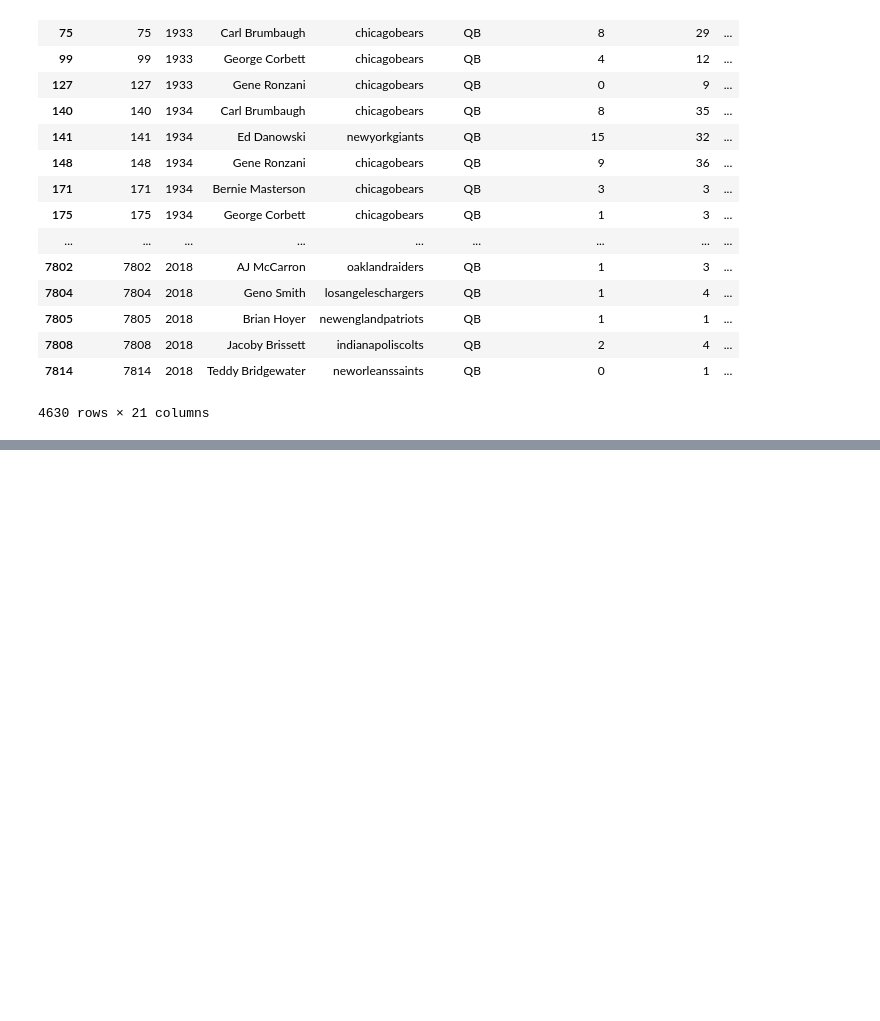
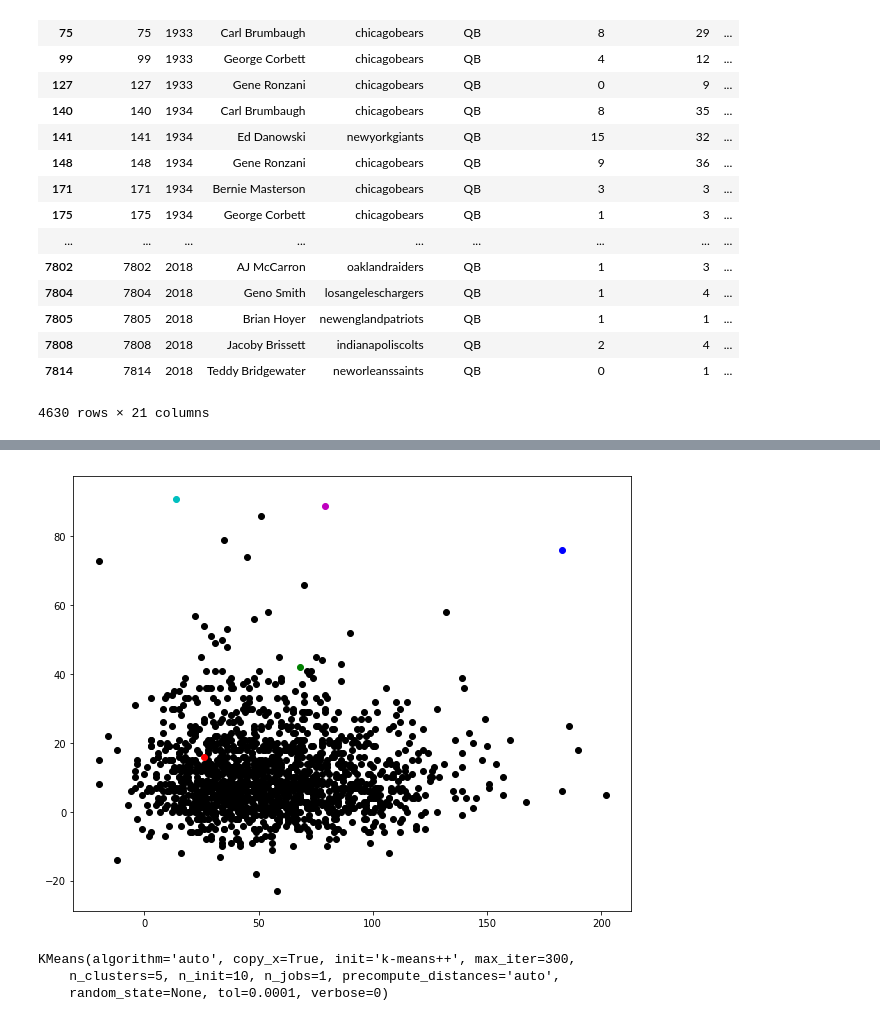
Before and after one commit to pmhoward96/DataAnalyticsProject, a Jupyter notebook: Stats Workbook.ipynb, the cells around one changed output, grey strips where cells are left out. Drawn from its saved outputs; the diff is of its cells as text; code cells hidden in the pictures; blank space fills up the shorter version.

```diff
--- a/Stats Workbook.ipynb
+++ b/Stats Workbook.ipynb
@@ -337,0 +342,19 @@ DataError: No numeric types to aggregate
+# %%
+import numpy as np
+import matplotlib.pyplot as plt
+%matplotlib inline
+
+clusterdf = pd.DataFrame({'x' : df['Passing Fantasy Points'],
+                         'y' : df['Rushing Fantasy Points']})
+np.random.seed(200)
+k = 5
+centroids = { i + 1: [np.random.randint(0, 220), np.random.randint(0,100)]
+            for i in range(k)}
+fig = plt.figure(figsize = (10, 8))
+plt.scatter(clusterdf['x'], clusterdf['y'], color = 'k')
+colmap = {1: 'r', 2: 'g', 3: 'b', 4: 'm', 5: 'c'}
+for i in centroids.keys():
+    plt.scatter(*centroids[i], color = colmap[i])
+plt.show()
+# %% [output]
+[figure, added]
@@ -337,0 +376,8 @@ DataError: No numeric types to aggregate
+# %%
+from sklearn.cluster import KMeans
+kmeans = KMeans(n_clusters = 5)
+kmeans.fit(clusterdf)
+# %% [output]
+KMeans(algorithm='auto', copy_x=True, init='k-means++', max_iter=300,
+    n_clusters=5, n_init=10, n_jobs=1, precompute_distances='auto',
+    random_state=None, tol=0.0001, verbose=0)
```
Also changed, not shown: parts of 36 cells of this notebook, 14 other files.
